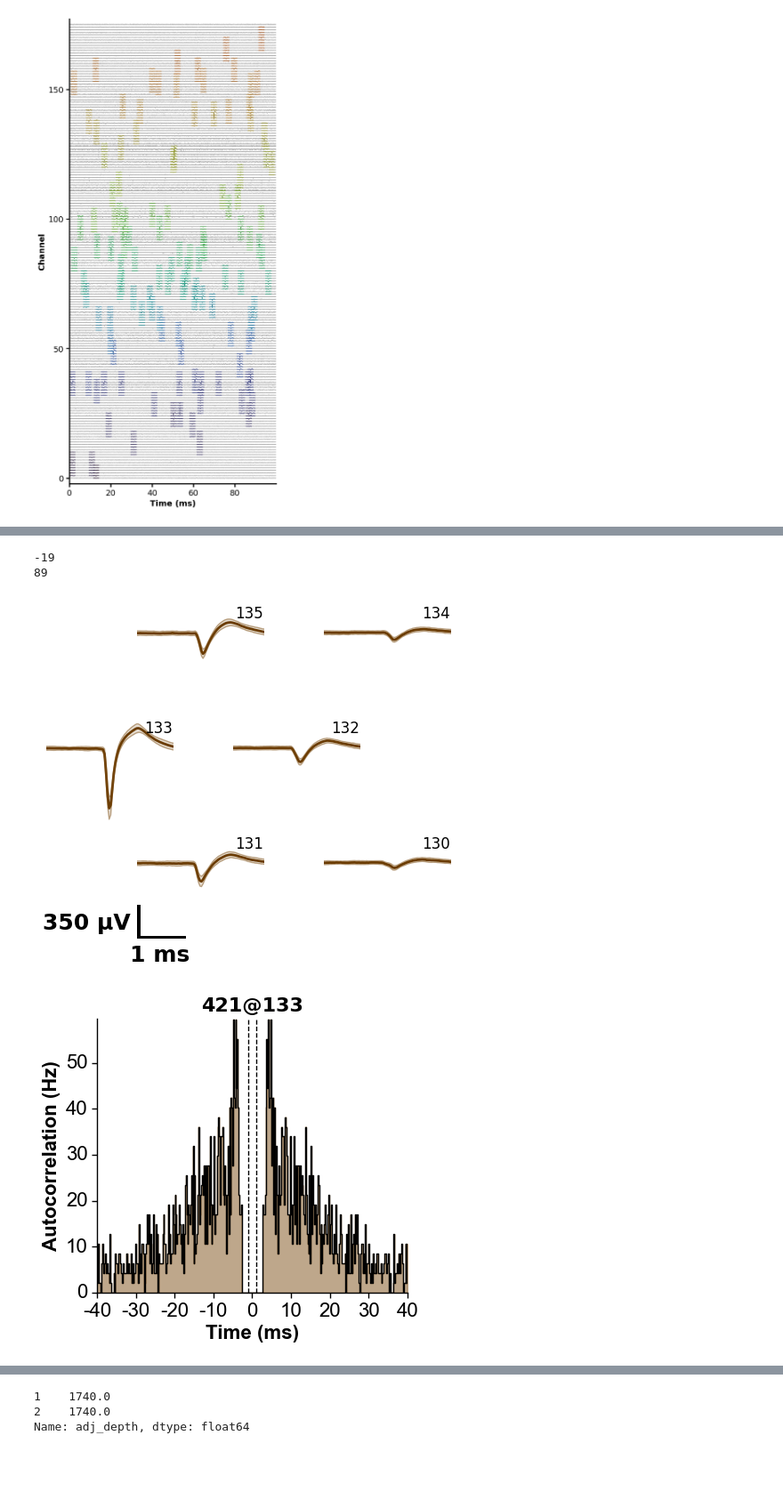
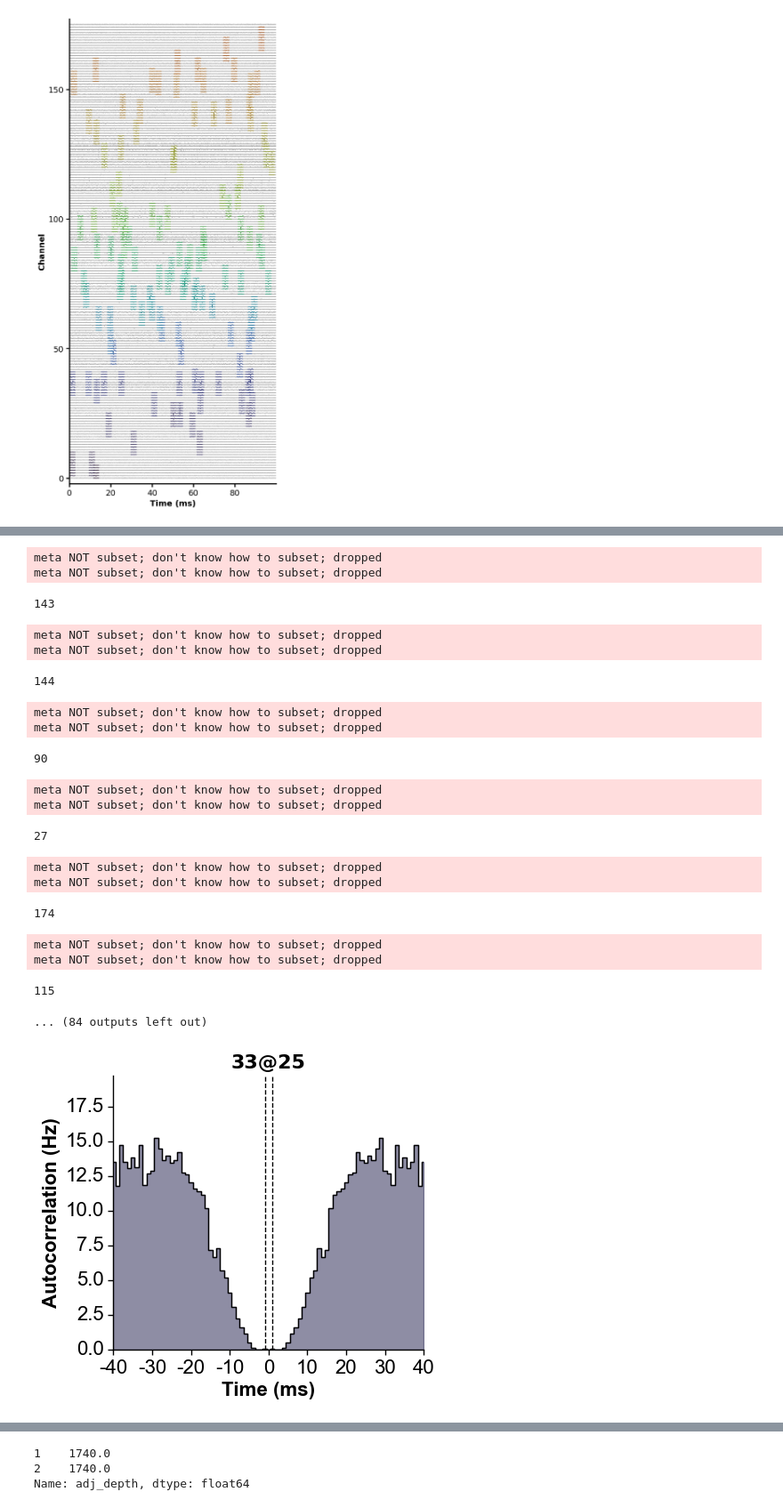
Before and after one commit to chris-angeloni/mpfc-pilot, a Jupyter notebook: spike_analysis.ipynb, the cells around one changed output, grey strips where cells are left out. Shown at 89% size. Drawn from its saved outputs; the diff is of its cells as text; code cells hidden in the pictures; blank space fills up the shorter version.

```diff
--- a/spike_analysis.ipynb
+++ b/spike_analysis.ipynb
@@ -107,22 +107,38 @@ plotting unit 686...
 plotting unit 687...
 [figure]
 [figure]
-# %%
-np.vstack(cm)[:,1]
-print(11-30)
-print(59+30)
-# %% [output]
--19
-89
 # %%
 sorti = np.argsort(-good_cells_info.Amplitude).values
 cmap = plt.cm.turbo(np.linspace(0,1,len(units)))/2
 
-
-
-plot_wvf(dp, good_cells[sorti[i]], Nchannels=6, color=cmap[good_cells[sorti[i]]]);
-plot_acg(dp, good_cells[sorti[i]], cbin=0.2, cwin=80, color=cmap[good_cells[sorti[i]]]);
+for i in range(24):
+    fig = plot_wvf(dp, good_cells[sorti[i]], Nchannels=6, color=cmap[good_cells[sorti[i]]]);
+    fig.savefig(f'./results/unit{sorti[i]:04d}_waveform.pdf')
+    fig = plot_acg(dp, good_cells[sorti[i]], cbin=1, cwin=80, color=cmap[good_cells[sorti[i]]]);
+    fig.savefig(f'./results/unit{sorti[i]:04d}_acg.pdf')
+    print(sorti[i])
 # %% [output]
-[figure, removed]
-[figure, removed]
+meta NOT subset; don't know how to subset; dropped
+meta NOT subset; don't know how to subset; dropped
+143
+meta NOT subset; don't know how to subset; dropped
+meta NOT subset; don't know how to subset; dropped
+144
+meta NOT subset; don't know how to subset; dropped
+meta NOT subset; don't know how to subset; dropped
+90
+meta NOT subset; don't know how to subset; dropped
+meta NOT subset; don't know how to subset; dropped
+27
+meta NOT subset; don't know how to subset; dropped
+meta NOT subset; don't know how to subset; dropped
+174
+meta NOT subset; don't know how to subset; dropped
+meta NOT subset; don't know how to subset; dropped
+115
+... (84 outputs left out)
+# %%
+fig = plot_acg(dp, good_cells[13], cbin=1, cwin=80, color=cmap[good_cells[13]]);
+# %% [output]
+[figure, added]
 # %%
```
Also changed, not shown: parts of 2 cells of this notebook.
